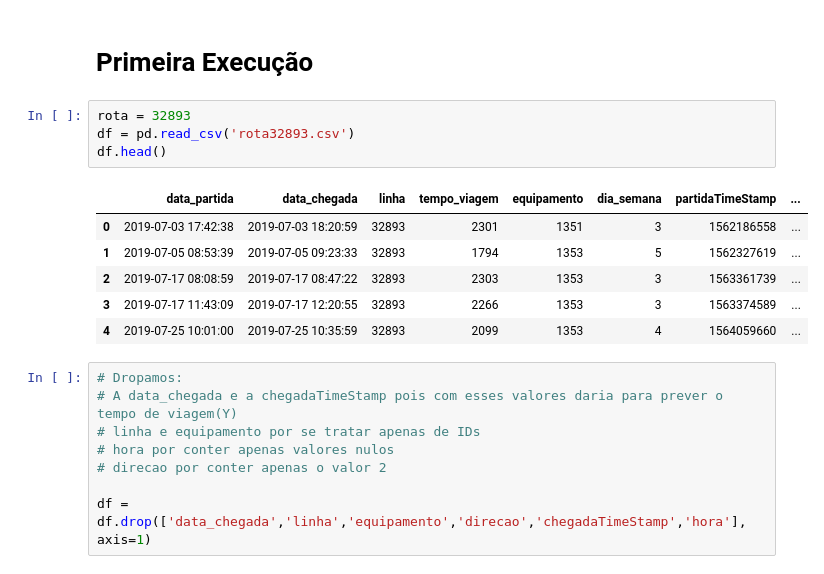
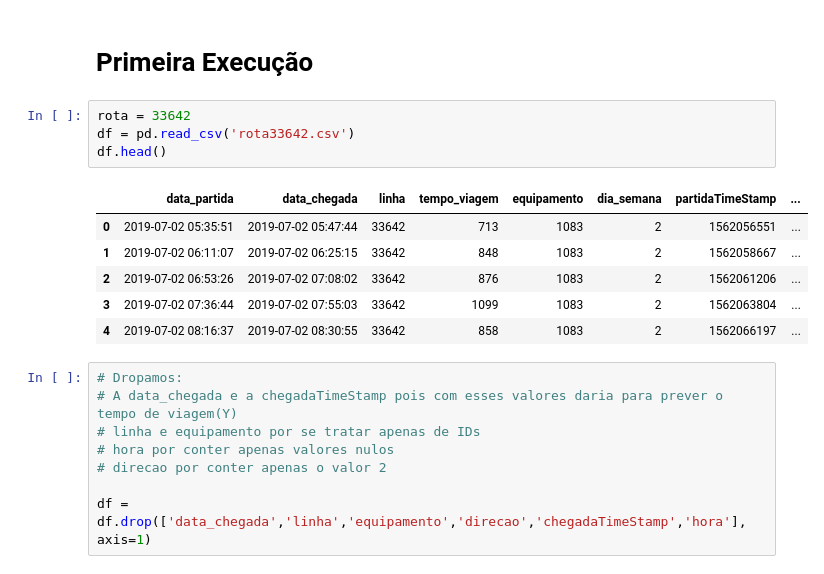
Before and after one commit to LeonardoVillamarin/TCC-Previsor_viagens_onibus, a Jupyter notebook: Fase 3/primeira_execucao.ipynb, the cells around one changed output. Drawn from its saved outputs; the diff is of its cells as text.

```diff
--- a/Fase 3/primeira_execucao.ipynb
+++ b/Fase 3/primeira_execucao.ipynb
@@ -14,16 +14,16 @@ import pickle
 # %% [markdown]
 # Primeira Execução
 # %%
-rota = 32893
-df = pd.read_csv('rota32893.csv')
+rota = 33642
+df = pd.read_csv('rota33642.csv')
 df.head()
 # %% [output]
 |  | data_partida | data_chegada | linha | tempo_viagem | equipamento | dia_semana | partidaTimeStamp | ... |
-| 0 | 2019-07-03 17:42:38 | 2019-07-03 18:20:59 | 32893 | 2301 | 1351 | 3 | 1562186558 | ... |
-| 1 | 2019-07-05 08:53:39 | 2019-07-05 09:23:33 | 32893 | 1794 | 1353 | 5 | 1562327619 | ... |
-| 2 | 2019-07-17 08:08:59 | 2019-07-17 08:47:22 | 32893 | 2303 | 1353 | 3 | 1563361739 | ... |
-| 3 | 2019-07-17 11:43:09 | 2019-07-17 12:20:55 | 32893 | 2266 | 1353 | 3 | 1563374589 | ... |
-| 4 | 2019-07-25 10:01:00 | 2019-07-25 10:35:59 | 32893 | 2099 | 1353 | 4 | 1564059660 | ... |
+| 0 | 2019-07-02 05:35:51 | 2019-07-02 05:47:44 | 33642 | 713 | 1083 | 2 | 1562056551 | ... |
+| 1 | 2019-07-02 06:11:07 | 2019-07-02 06:25:15 | 33642 | 848 | 1083 | 2 | 1562058667 | ... |
+| 2 | 2019-07-02 06:53:26 | 2019-07-02 07:08:02 | 33642 | 876 | 1083 | 2 | 1562061206 | ... |
+| 3 | 2019-07-02 07:36:44 | 2019-07-02 07:55:03 | 33642 | 1099 | 1083 | 2 | 1562063804 | ... |
+| 4 | 2019-07-02 08:16:37 | 2019-07-02 08:30:55 | 33642 | 858 | 1083 | 2 | 1562066197 | ... |
 # %%
 # Dropamos:
 # A data_chegada e a chegadaTimeStamp pois com esses valores daria para prever o tempo de viagem(Y)
```
Also changed, not shown: parts of 21 cells of this notebook, 4 other files.
